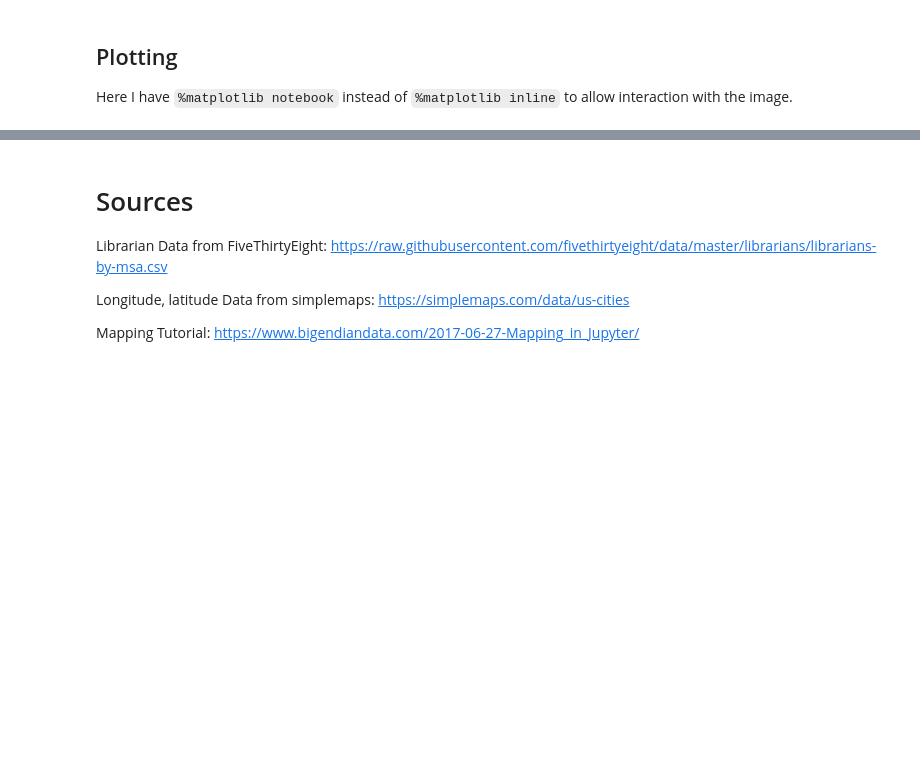
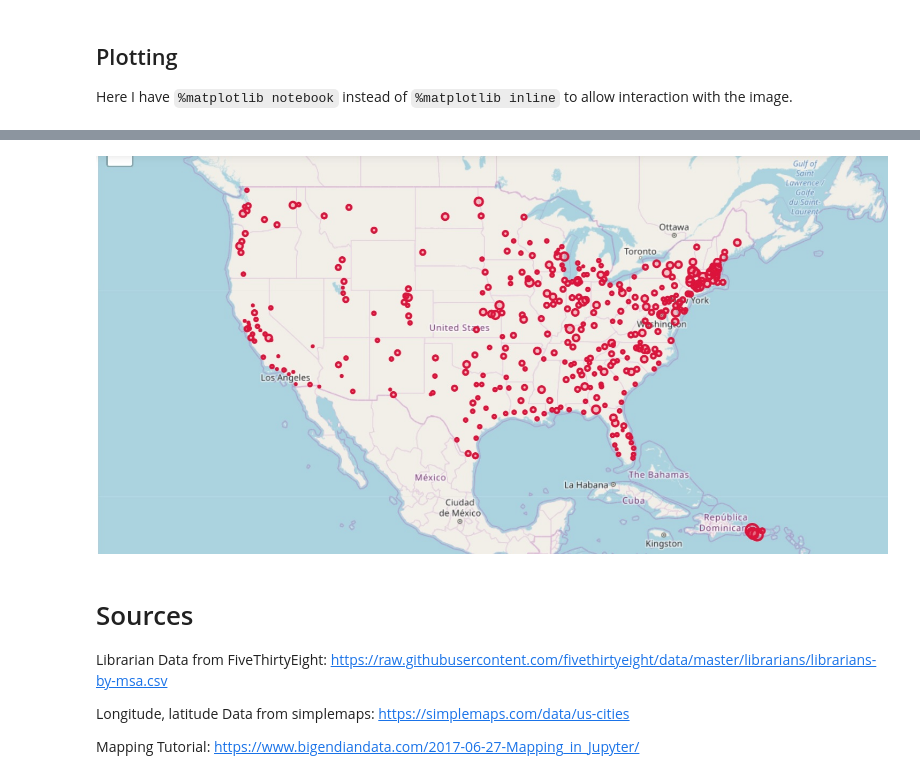
Before and after one commit to hackintoday/US-Librarian-Data-Plot-in-Matplotlib, a Jupyter notebook: Visualization of US Librarians.ipynb, the cells around one changed output, grey strips where cells are left out. Saved outputs shown, nothing was run; the diff lists cells and outputs as text; code cells hidden in the pictures; blank space fills up the shorter version.

```diff
--- a/Visualization of US Librarians.ipynb
+++ b/Visualization of US Librarians.ipynb
@@ -150,6 +150,12 @@ m.save('map.html')
 #You will need manually access the following html to view the map
 # %% [output]
 [interactive output not drawn]
+# %%
+#Screenshot
+from IPython.display import Image
+Image(filename='Map.jpg')
+# %% [output]
+[figure, added]
 # %% [markdown]
 # Sources
 Librarian Data from FiveThirtyEight:
```
